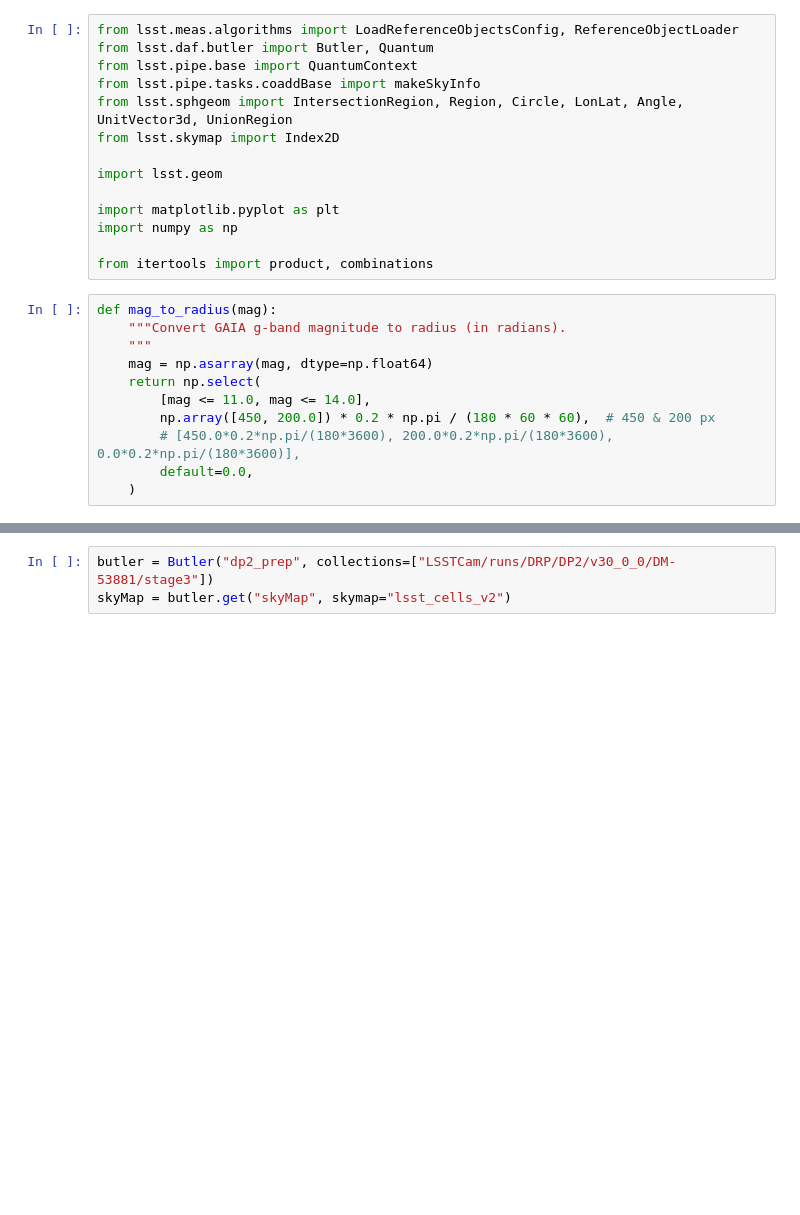
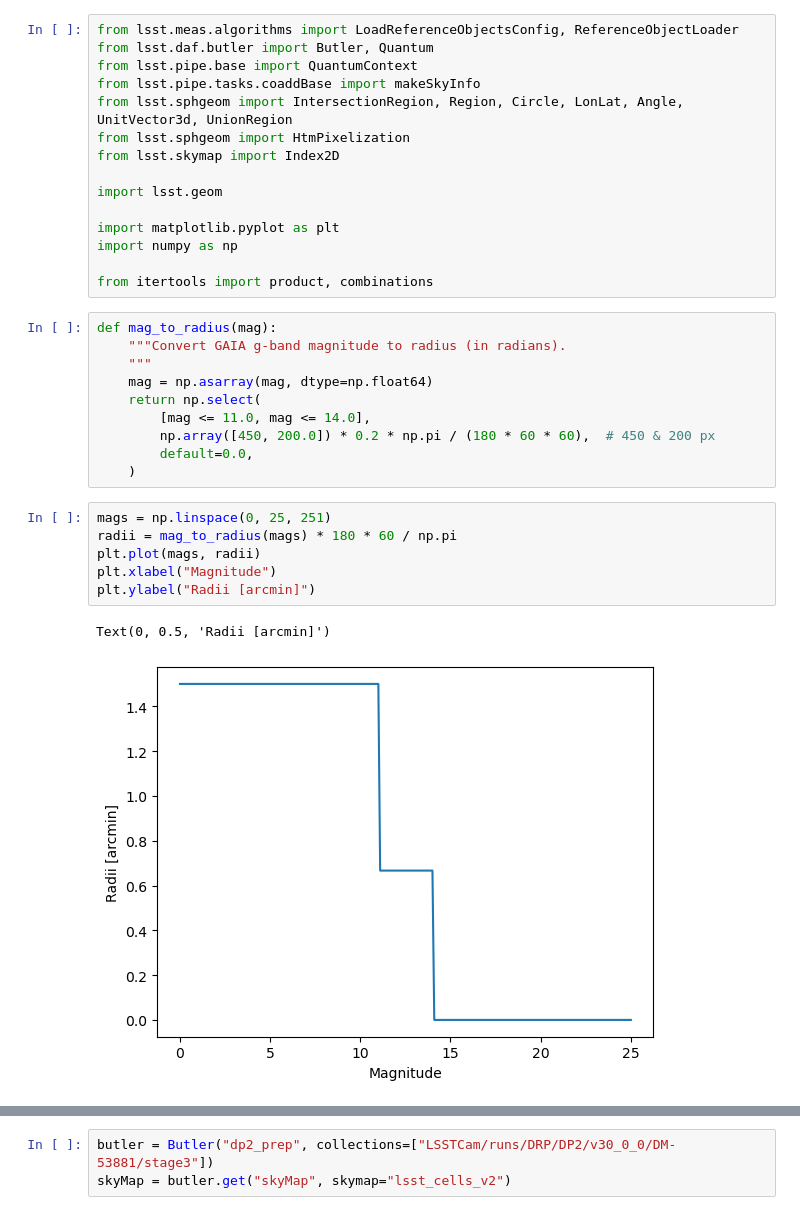
Before and after one commit to lsst-sitcom/sciunit_wlshear, a Jupyter notebook: notebooks/dp2/002-bright-star-masks.ipynb, the cells around one changed output, grey strips where cells are left out. Saved outputs shown, nothing was run; the diff lists cells and outputs as text; blank space fills up the shorter version.

Commit message:
plot mag rad function

```diff
--- a/notebooks/dp2/002-bright-star-masks.ipynb
+++ b/notebooks/dp2/002-bright-star-masks.ipynb
@@ -4,6 +4,7 @@ from lsst.daf.butler import Butler, Quantum
 from lsst.pipe.base import QuantumContext
 from lsst.pipe.tasks.coaddBase import makeSkyInfo
 from lsst.sphgeom import IntersectionRegion, Region, Circle, LonLat, Angle, UnitVector3d, UnionRegion
+from lsst.sphgeom import HtmPixelization
 from lsst.skymap import Index2D
 
 import lsst.geom
@@ -20,9 +21,17 @@ def mag_to_radius(mag):
     return np.select(
         [mag <= 11.0, mag <= 14.0],
         np.array([450, 200.0]) * 0.2 * np.pi / (180 * 60 * 60),  # 450 & 200 px
-        # [450.0*0.2*np.pi/(180*3600), 200.0*0.2*np.pi/(180*3600), 0.0*0.2*np.pi/(180*3600)],
         default=0.0,
     )
+# %%
+mags = np.linspace(0, 25, 251)
+radii = mag_to_radius(mags) * 180 * 60 / np.pi
+plt.plot(mags, radii)
+plt.xlabel("Magnitude")
+plt.ylabel("Radii [arcmin]")
+# %% [output]
+Text(0, 0.5, 'Radii [arcmin]')
+[figure, added]
 # %%
 ref_loader_config = LoadReferenceObjectsConfig()
 
```
Also changed, not shown: parts of 5 cells of this notebook.
